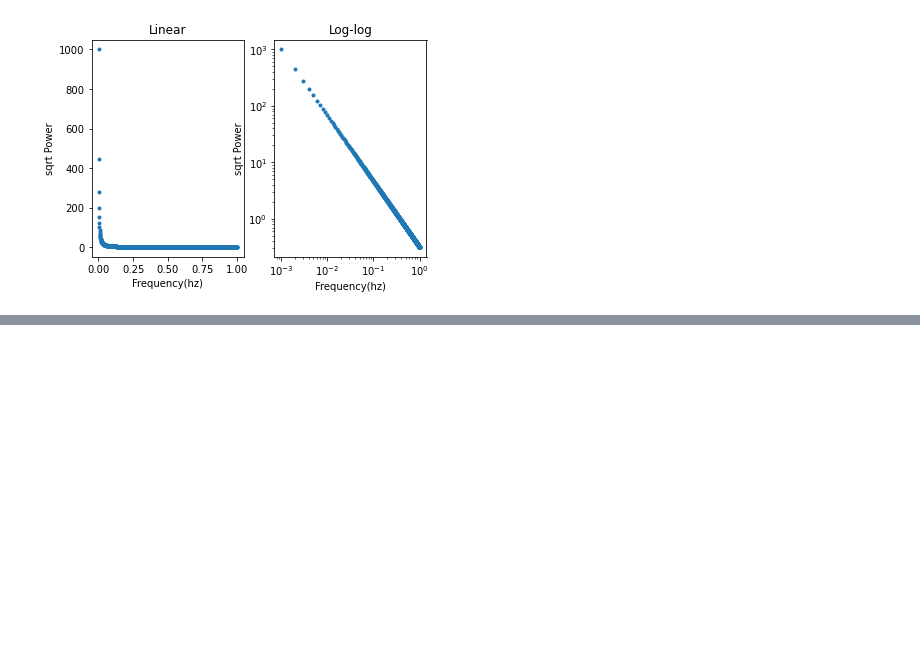
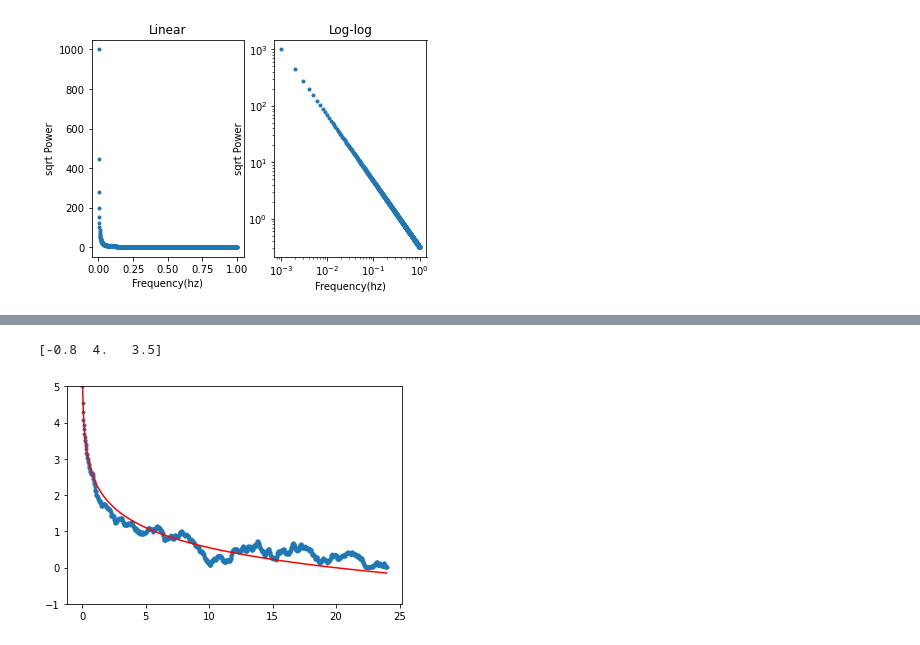
Before and after one commit to jblipper/VERITAS-Summer-Project-2022, a Jupyter notebook: Scripts/FFTs_with_Noise.ipynb, the cells around one changed output, grey strips where cells are left out. Drawn from its saved outputs; the diff is of its cells as text; code cells hidden in the pictures; blank space fills up the shorter version.

```diff
--- a/Scripts/FFTs_with_Noise.ipynb
+++ b/Scripts/FFTs_with_Noise.ipynb
@@ -314,0 +316,21 @@ Text(0.5, 1.0, 'Log-log')
+# %%
+#t=np.linspace(0,1,100)
+#y=5*t**2
+#y[50]=1
+
+def model(t,A,B,C):
+    Y=A*np.log(B*t)+C
+    return Y
+
+plt.plot(t,y,'.')
+
+best_params, cov_matrix = so.curve_fit(model, xdata = t, ydata = y, p0 = [-0.8,4,3.5])
+plt.plot(t, model(t, best_params[0],best_params[1],best_params[2]), 'r-', label = 'Fit')
+#plt.xlim([0,5])
+plt.ylim([-1,5])
+
+
+print(best_params)
+# %% [output]
+[-0.8  4.   3.5]
+[figure, added]
```
Also changed, not shown: parts of 7 cells of this notebook.
